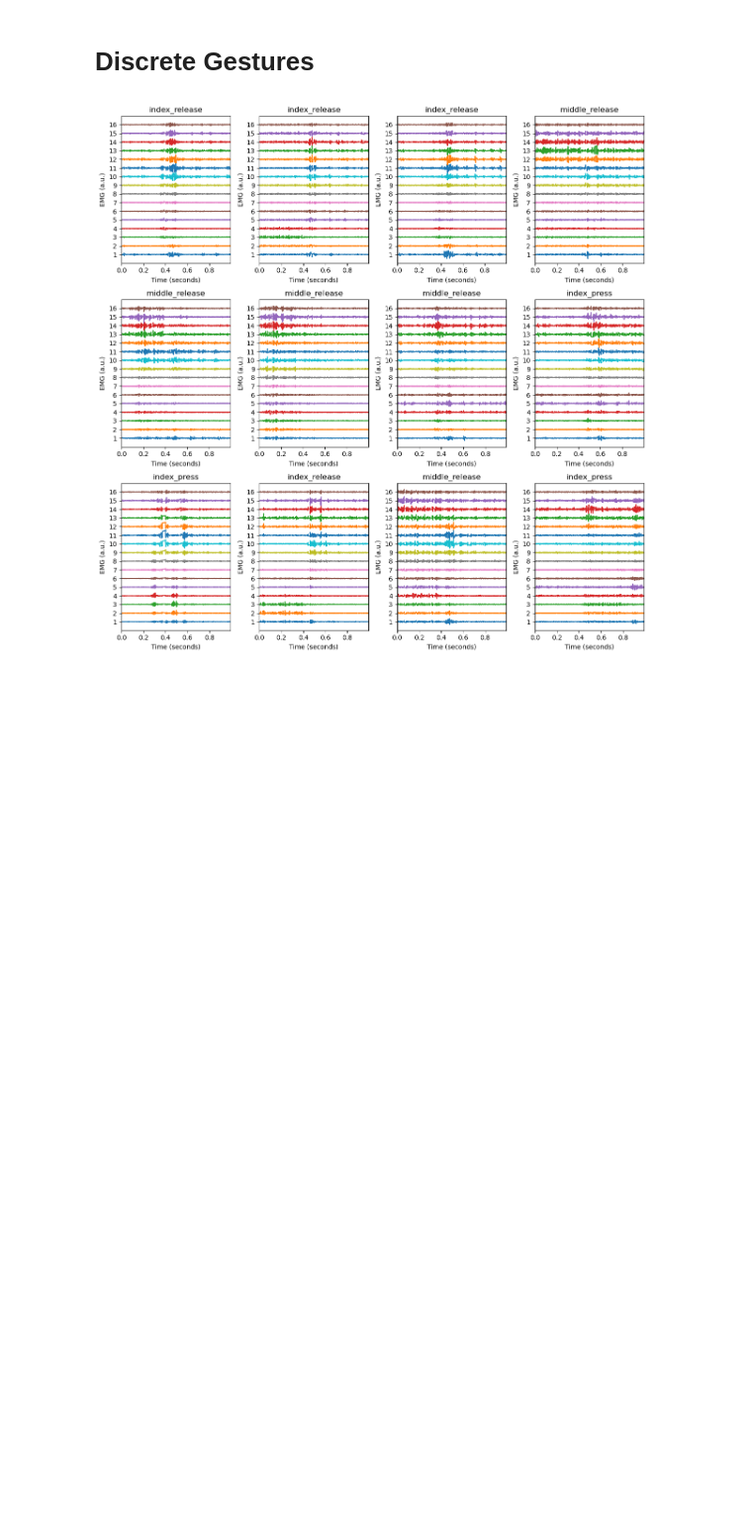
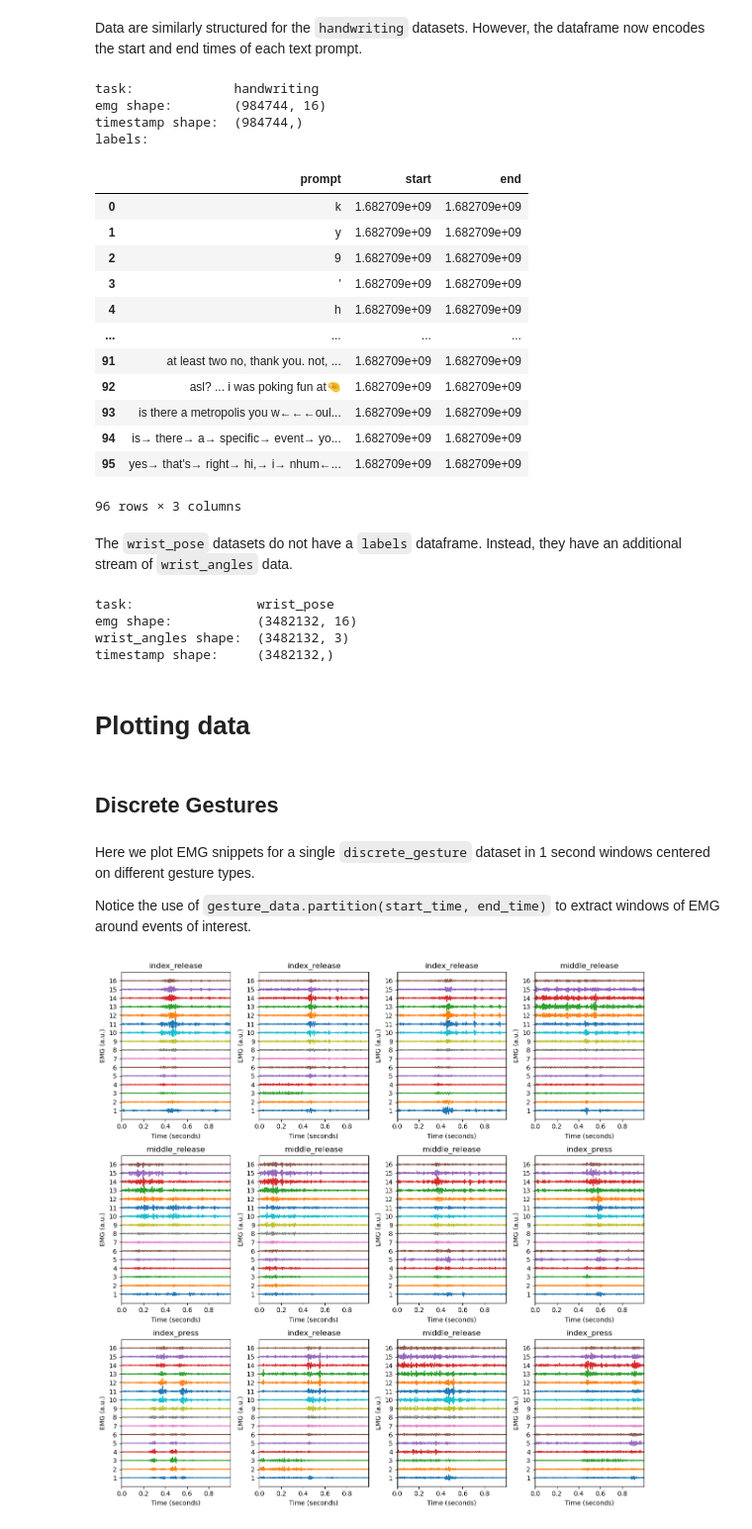
Before and after one commit to facebookresearch/generic-neuromotor-interface, a Jupyter notebook: loading_emg_data.ipynb, the cells around one changed output. Shown at 99% size. Saved outputs shown, nothing was run; the diff lists cells and outputs as text; code cells hidden in the pictures; blank space fills up the shorter version.

```diff
--- a/loading_emg_data.ipynb
+++ b/loading_emg_data.ipynb
@@ -23,3 +72,53 @@ def get_task_files(root_data_folder: str, task: str):
+# %% [markdown]
+Data are similarly structured for the `handwriting` datasets. However, the dataframe now encodes the start and end times of each text prompt.
+# %%
+file = get_task_files(root_data_folder, "handwriting")[0]
+data = load_data(file)
+
+print("task:            ", data.task)
+print("emg shape:       ", data.emg.shape)
+print("timestamp shape: ", data.time.shape)
+print("labels:          ")
+data.labels
+# %% [output]
+task:             handwriting
+emg shape:        (984744, 16)
+timestamp shape:  (984744,)
+labels:
+|  | prompt | start | end |
+| 0 | k | 1.682709e+09 | 1.682709e+09 |
+| 1 | y | 1.682709e+09 | 1.682709e+09 |
+| 2 | 9 | 1.682709e+09 | 1.682709e+09 |
+| 3 | ' | 1.682709e+09 | 1.682709e+09 |
+| 4 | h | 1.682709e+09 | 1.682709e+09 |
+| ... | ... | ... | ... |
+| 91 | at least two no, thank you. not, ... | 1.682709e+09 | 1.682709e+09 |
+| 92 | asl? ... i was poking fun at🤏 | 1.682709e+09 | 1.682709e+09 |
+| 93 | is there a metropolis you w←←←oul... | 1.682709e+09 | 1.682709e+09 |
+| 94 | is→ there→ a→ specific→ event→ yo... | 1.682709e+09 | 1.682709e+09 |
+| 95 | yes→ that's→ right→ hi,→ i→ nhum←... | 1.682709e+09 | 1.682709e+09 |
+96 rows × 3 columns
+# %% [markdown]
+The `wrist_pose` datasets do not have a `labels` dataframe. Instead, they have an additional stream of `wrist_angles` data.
+# %%
+file = get_task_files(root_data_folder, "wrist_pose")[0]
+data = load_data(file)
+
+print("task:               ", data.task)
+print("emg shape:          ", data.emg.shape)
+print("wrist_angles shape: ", data.wrist_angles.shape)
+print("timestamp shape:    ", data.time.shape)
+# %% [output]
+task:                wrist_pose
+emg shape:           (3482132, 16)
+wrist_angles shape:  (3482132, 3)
+timestamp shape:     (3482132,)
+# %% [markdown]
+# Plotting data
 # %% [markdown]
-# Discrete Gestures
+## Discrete Gestures
+# %% [markdown]
+Here we plot EMG snippets for a single `discrete_gesture` dataset in 1 second windows centered on different gesture types.
+
+Notice the use of `gesture_data.partition(start_time, end_time)` to extract windows of EMG around events of interest.
 # %%
```
Also changed, not shown: parts of 22 cells of this notebook.
